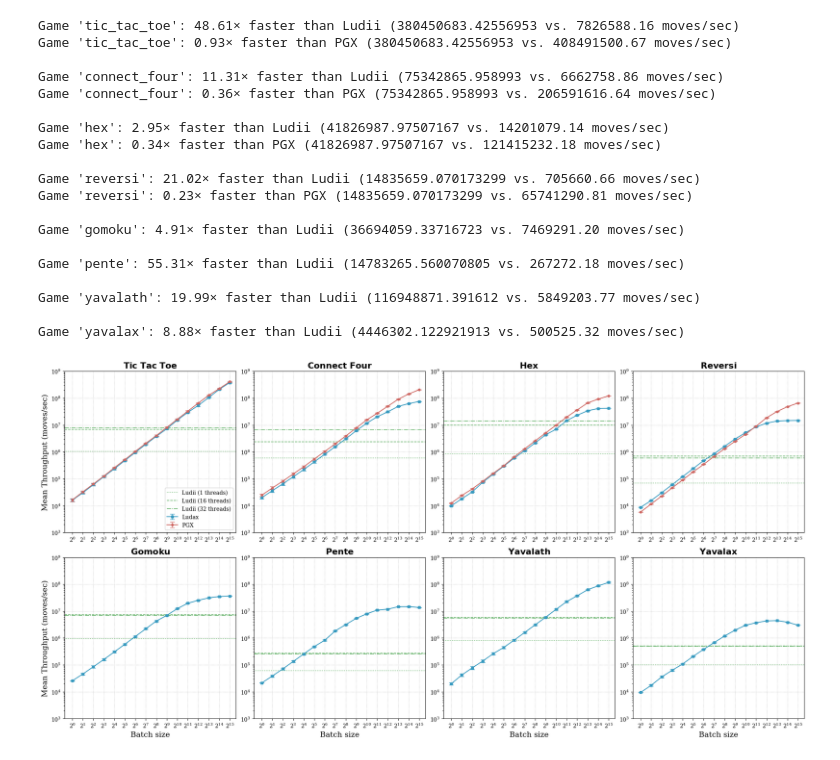
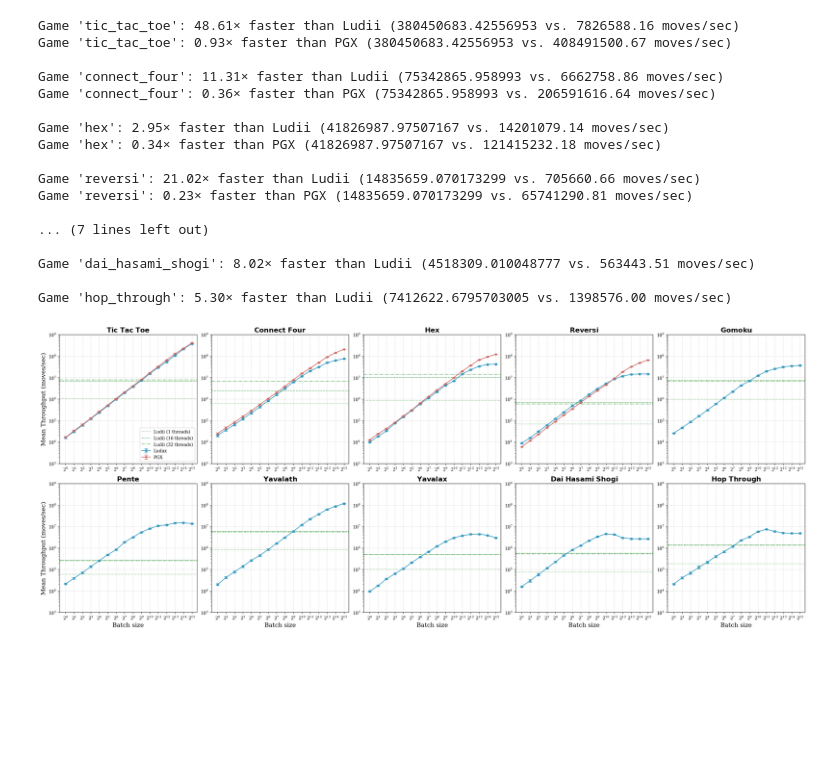
Before and after one commit to claycantrell/ludax, a Jupyter notebook: examples/05-paper-figures/plot_throughputs.ipynb, the cells around one changed output. Saved outputs shown, nothing was run; the diff lists cells and outputs as text; code cells hidden in the pictures; blank space fills up the shorter version.

```diff
--- a/examples/05-paper-figures/plot_throughputs.ipynb
+++ b/examples/05-paper-figures/plot_throughputs.ipynb
@@ -88,11 +88,11 @@ mpl.rcParams.update({
 colors = ['#3599BF', '#CE6661', '#64B268', '#3298BE', '#E68656']
 # %%
 GAMES = [
-    ["tic_tac_toe", "connect_four", "hex", "reversi"],
-    ["gomoku", "pente", "yavalath", "yavalax"]
+    ["tic_tac_toe", "connect_four", "hex", "reversi", "gomoku"],
+    ["pente", "yavalath", "yavalax", "dai_hasami_shogi", "hop_through"]
 ]
 
-fig, axs = plt.subplots(len(GAMES), len(GAMES[0]), figsize=(20, 10))
+fig, axs = plt.subplots(len(GAMES), len(GAMES[0]), figsize=(5 * len(GAMES[0]), 5 * len(GAMES)))
 
 for i, row in enumerate(GAMES):
     for j, game in enumerate(row):
@@ -122,36 +122,34 @@ for i, row in enumerate(GAMES):
 
         if i == 0 and j == 0:
             ax.legend()
 
         fastest_ludii_speed = max(ludii_moves_per_second)
         fastest_ldx_speed = max(average_ldx_moves_per_second)
         print(f"\nGame '{game}': {fastest_ldx_speed / fastest_ludii_speed:.2f}× faster than Ludii ({fastest_ldx_speed} vs. {fastest_ludii_speed:.2f} moves/sec)")
 
         if average_pgx_moves_per_second is not None:
             fastest_pgx_speed = max(average_pgx_moves_per_second)
             print(f"Game '{game}': {fastest_ldx_speed / fastest_pgx_speed:.2f}× faster than PGX ({fastest_ldx_speed} vs. {fastest_pgx_speed:.2f} moves/sec)")
 
 handles, labels = axs[0][0].get_legend_handles_labels()
 fig.tight_layout()
 fig.savefig("./throughput_comparison.pdf")
 # %% [output]
 Game 'tic_tac_toe': 48.61× faster than Ludii (380450683.42556953 vs. 7826588.16 moves/sec)
 Game 'tic_tac_toe': 0.93× faster than PGX (380450683.42556953 vs. 408491500.67 moves/sec)
 
 Game 'connect_four': 11.31× faster than Ludii (75342865.958993 vs. 6662758.86 moves/sec)
 Game 'connect_four': 0.36× faster than PGX (75342865.958993 vs. 206591616.64 moves/sec)
 
 Game 'hex': 2.95× faster than Ludii (41826987.97507167 vs. 14201079.14 moves/sec)
 Game 'hex': 0.34× faster than PGX (41826987.97507167 vs. 121415232.18 moves/sec)
 
 Game 'reversi': 21.02× faster than Ludii (14835659.070173299 vs. 705660.66 moves/sec)
 Game 'reversi': 0.23× faster than PGX (14835659.070173299 vs. 65741290.81 moves/sec)
 
-Game 'gomoku': 4.91× faster than Ludii (36694059.33716723 vs. 7469291.20 moves/sec)
+... (7 lines left out)
 
-Game 'pente': 55.31× faster than Ludii (14783265.560070805 vs. 267272.18 moves/sec)
+Game 'dai_hasami_shogi': 8.02× faster than Ludii (4518309.010048777 vs. 563443.51 moves/sec)
 
-Game 'yavalath': 19.99× faster than Ludii (116948871.391612 vs. 5849203.77 moves/sec)
-
-Game 'yavalax': 8.88× faster than Ludii (4446302.122921913 vs. 500525.32 moves/sec)
+Game 'hop_through': 5.30× faster than Ludii (7412622.6795703005 vs. 1398576.00 moves/sec)
-[figure, old version]
+[figure, new version]
```
Also changed, not shown: 8 other files.
